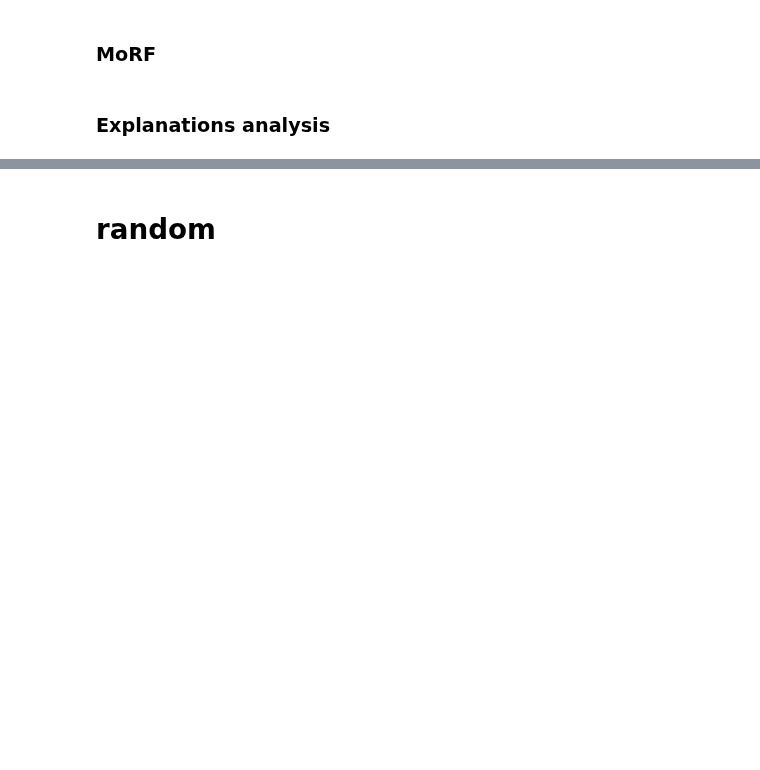
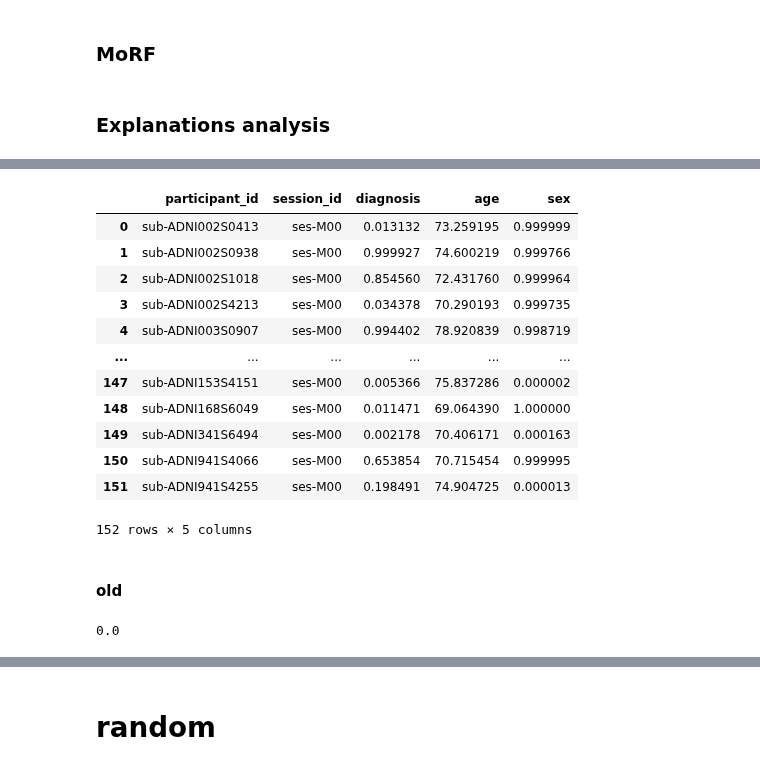
Before and after one commit to cosasha97/interpretability-dl-ndd, a Jupyter notebook: experiments.ipynb, the cells around one changed output, grey strips where cells are left out. Drawn from its saved outputs; the diff is of its cells as text; code cells hidden in the pictures; blank space fills up the shorter version.

```diff
--- a/experiments.ipynb
+++ b/experiments.ipynb
@@ -440,0 +474,28 @@ scores = compute_scores('results/models/model_85/attribution_maps/GC/val/age', a
+# %%
+ID = np.load(os.path.join(prediction_path, dataset, 'id.npy'))
+disease_preds = np.load(os.path.join(prediction_path, dataset, 'disease.npy'))
+age_preds = np.load(os.path.join(prediction_path, dataset, 'age.npy'))
+sex_preds = np.load(os.path.join(prediction_path, dataset, 'sex.npy'))
+# %%
+df_preds = pd.DataFrame({'participant_id': ID[:,0],
+                       'session_id': ID[:,1],
+                       'diagnosis': disease_preds.flatten(),
+                       'age': age_preds.flatten(),
+                       'sex': sex_preds.flatten()})
+df_preds
+# %% [output]
+|  | participant_id | session_id | diagnosis | age | sex |
+| 0 | sub-ADNI002S0413 | ses-M00 | 0.013132 | 73.259195 | 0.999999 |
+| 1 | sub-ADNI002S0938 | ses-M00 | 0.999927 | 74.600219 | 0.999766 |
+| 2 | sub-ADNI002S1018 | ses-M00 | 0.854560 | 72.431760 | 0.999964 |
+| 3 | sub-ADNI002S4213 | ses-M00 | 0.034378 | 70.290193 | 0.999735 |
+| 4 | sub-ADNI003S0907 | ses-M00 | 0.994402 | 78.920839 | 0.998719 |
+| ... | ... | ... | ... | ... | ... |
+| 147 | sub-ADNI153S4151 | ses-M00 | 0.005366 | 75.837286 | 0.000002 |
+| 148 | sub-ADNI168S6049 | ses-M00 | 0.011471 | 69.064390 | 1.000000 |
+| 149 | sub-ADNI341S6494 | ses-M00 | 0.002178 | 70.406171 | 0.000163 |
+| 150 | sub-ADNI941S4066 | ses-M00 | 0.653854 | 70.715454 | 0.999995 |
+| 151 | sub-ADNI941S4255 | ses-M00 | 0.198491 | 74.904725 | 0.000013 |
+152 rows × 5 columns
+# %% [markdown]
+#### old
@@ -441,7 +505,7 @@ scores = compute_scores('results/models/model_85/attribution_maps/GC/val/age', a
 # %%
 # sanity check: check if no attention map has NaNs
 counter = 0
-data_path = 'results/models/model_85/attribution_maps/GC/val/disease'
+data_path = 'results/models/model_85/attribution_maps/GC/val/volumes/1'
 files = [file for file in os.listdir(data_path) if os.path.splitext(file)[1] == '.npy']
 for k, file in tqdm(enumerate(files)):
     map_ = np.load(os.path.join(data_path, file))
@@ -450,3 +514,5 @@ for k, file in tqdm(enumerate(files)):
         counter+=1
 
 print(counter/len(files))
+# %% [output]
+0.0
```
Also changed, not shown: parts of 19 cells of this notebook, 2 other files.
